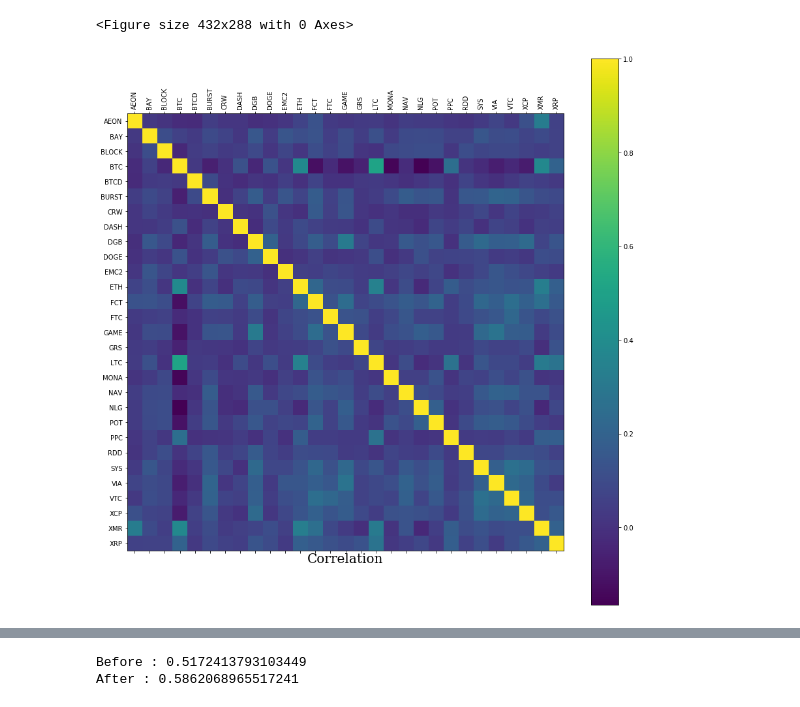
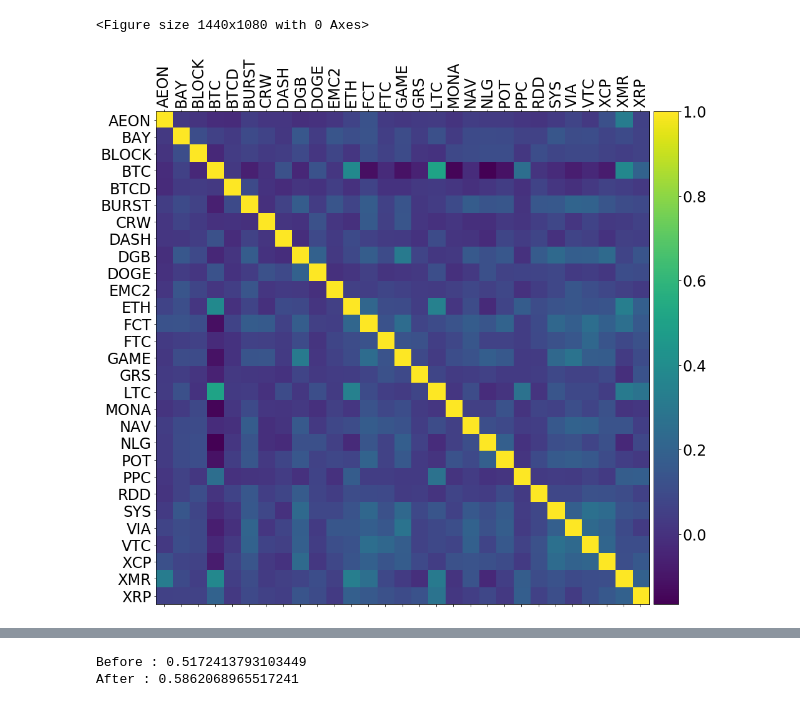
Before and after one commit to luluuuluuuuu/crypto-analysis, a Jupyter notebook: experiment/var_crypto.ipynb, the cells around one changed output, grey strips where cells are left out. Drawn from its saved outputs; the diff is of its cells as text; code cells hidden in the pictures.

```diff
--- a/experiment/var_crypto.ipynb
+++ b/experiment/var_crypto.ipynb
@@ -57,14 +55,20 @@ daily_changes
 # %%
 corr_mat = daily_changes.corr()
 cryptos = np.array(corr_mat.columns)
 plt.clf()
 plt.rcParams['figure.figsize'] = [20, 15]
 plt.matshow(corr_mat)
-plt.xticks(range(len(cryptos)), cryptos, rotation="vertical")
-plt.yticks(range(len(cryptos)), cryptos)
-plt.xlabel("Correlation", fontdict=FONT)
-plt.colorbar()
+plt.xticks(range(len(cryptos)), cryptos, rotation="vertical", fontsize=24)
+plt.yticks(range(len(cryptos)), cryptos, fontsize=24)
+# plt.xlabel("Correlation", fontdict=FONT)
+
+ax = plt.gca()
+divider = make_axes_locatable(ax)
+cax = divider.append_axes("right", size="5%", pad=0.1)
+
+plt.colorbar(cax=cax)
+plt.tick_params(labelsize=24)
 plt.show()
 # %% [output]
-<Figure size 432x288 with 0 Axes>
+<Figure size 1440x1080 with 0 Axes>
-[figure, old version]
+[figure, new version]
```
Also changed, not shown: parts of 19 cells of this notebook, 9 other files.
